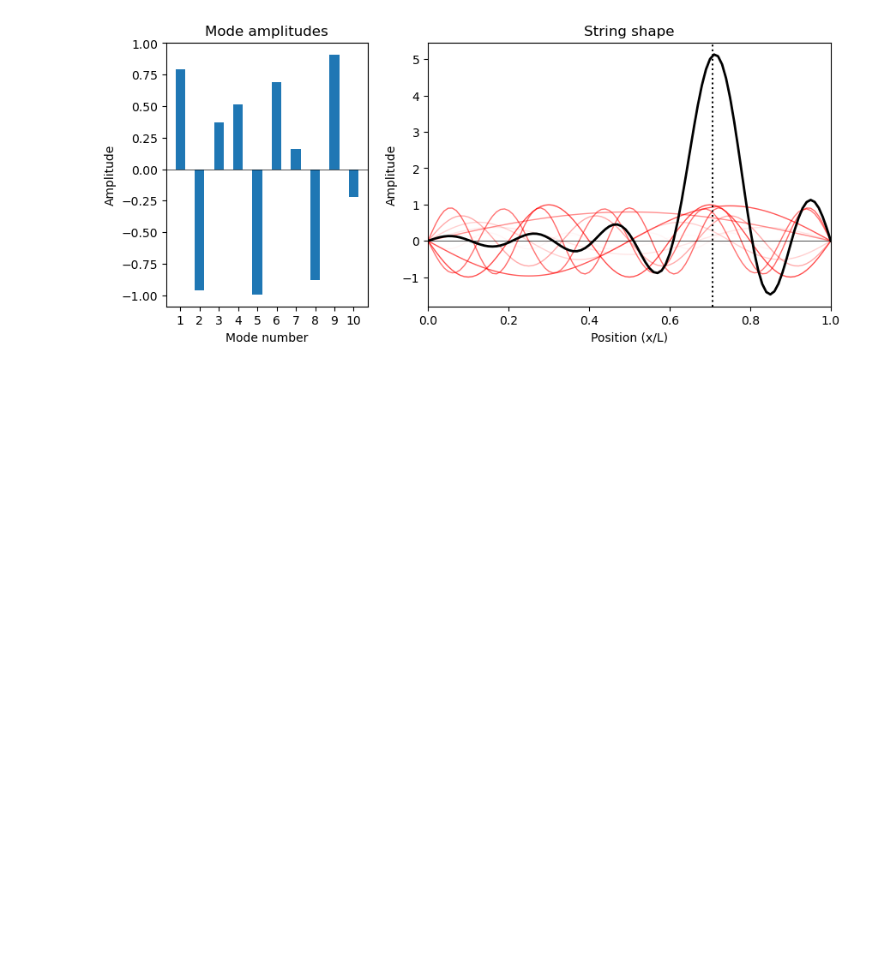
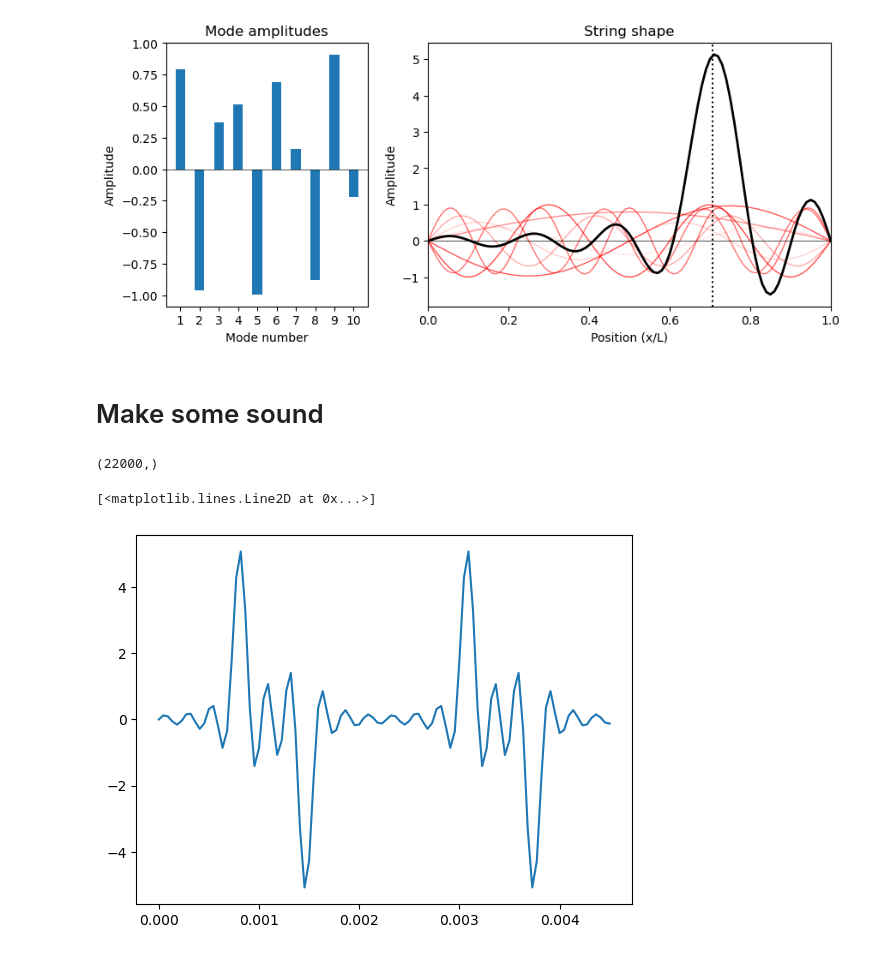
Before and after one commit to corcoted/phys170-2023, a Jupyter notebook: handouts/plucker.ipynb, the cells around one changed output. Drawn from its saved outputs; the diff is of its cells as text; code cells hidden in the pictures; blank space fills up the shorter version.

```diff
--- a/handouts/plucker.ipynb
+++ b/handouts/plucker.ipynb
@@ -57,3 +63,27 @@ def plot():
 plot()
 # %% [output]
 [figure]
+# %% [markdown]
+# Make some sound
+# %%
+# constants for sound generation
+f1 = 440. # fundamental mode frequency in Hz
+duration = 1.0 # duration of tone in seconds
+# %%
+# sampling constants
+sample_rate = 22050 # sample rate of sound in samples per second
+sample_length = duration * sample_rate
+time_step = 1./sample_rate
+# %%
+times = np.arange(sample_length)*time_step
+def thistime(t):
+    return np.sum(amplitudes*np.sin(2*np.pi*f1*np.outer(mode_list,t)).T,axis=1)
+# %%
+thistime(times).shape
+# %% [output]
+(22000,)
+# %%
+plt.plot(times[:100],thistime(times[:100]))
+# %% [output]
+[<matplotlib.lines.Line2D at 0x...>]
+[figure, added]
```
Also changed, not shown: parts of 6 cells of this notebook.
